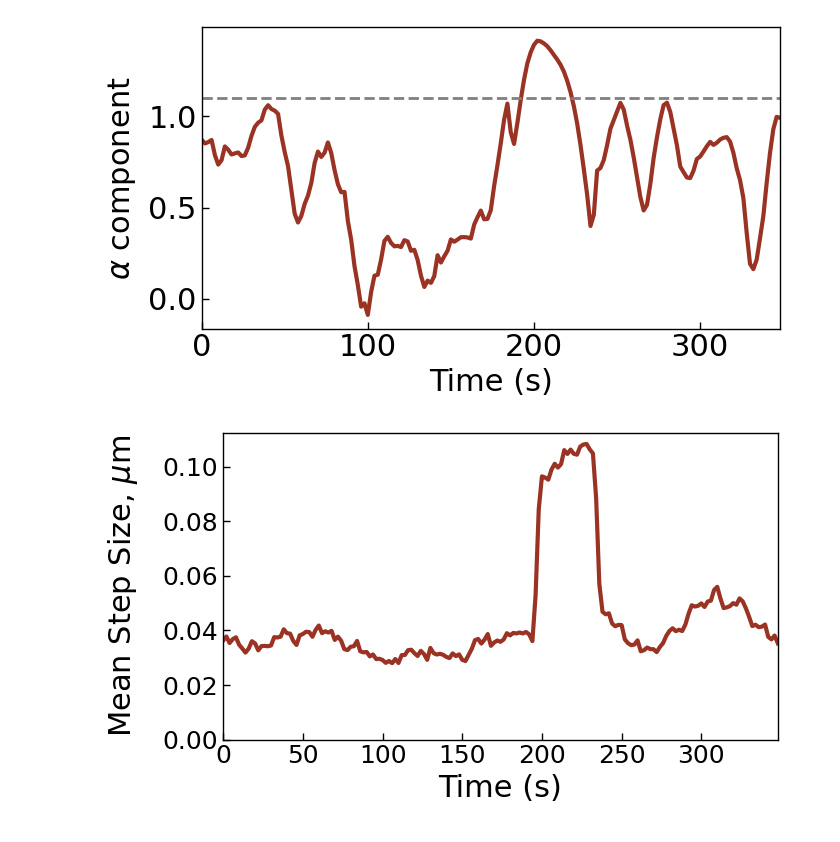
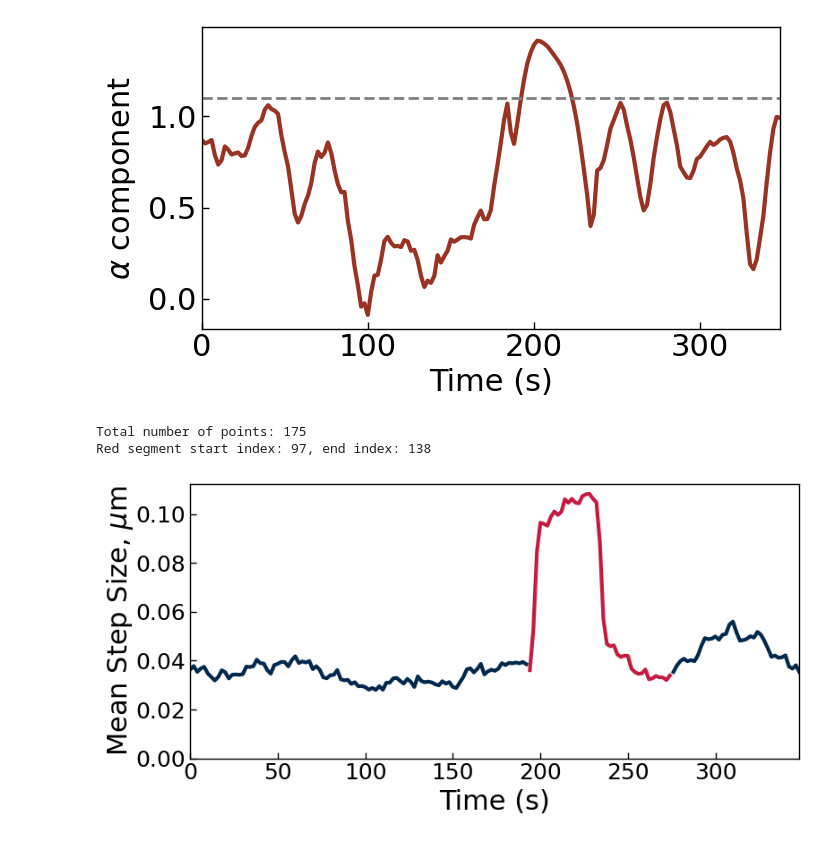
Before and after one commit to walterlab-um/Hyperosmotic_Confinement-Jump, a Jupyter notebook: plots/alpha_diffusion_coefficient_with_t.ipynb, the cells around one changed output. Drawn from its saved outputs; the diff is of its cells as text; code cells hidden in the pictures.

```diff
--- a/plots/alpha_diffusion_coefficient_with_t.ipynb
+++ b/plots/alpha_diffusion_coefficient_with_t.ipynb
@@ -253,17 +253,38 @@ plt.show()
 [figure]
 # %%
 # Plot step size (mean step sizes)
-plt.figure(figsize=(7, 4))
-plt.plot(arr_t_start, arr_step_size, lw=3, c="#9a3324")
-# plt.axhline(0.117, ls="--", c="gray", lw=2)
+plt.figure(figsize=(8, 4))
+
+# Define the range for the red segment
+red_start_index = 97
+red_end_index = 138
+
+# Debugging information
+print(f"Total number of points: {len(arr_t_start)}")
+print(f"Red segment start index: {red_start_index}, end index: {red_end_index}")
+
+# Plot segments outside the red range in blue
+if red_start_index > 0:
+    plt.plot(arr_t_start[:red_start_index], arr_step_size[:red_start_index], lw=3, c="#00274c")
+if red_end_index < len(arr_t_start):
+    plt.plot(arr_t_start[red_end_index:], arr_step_size[red_end_index:], lw=3, c="#00274c")
+
+# Plot the segment within the red range in red
+if red_start_index < len(arr_t_start) and red_end_index <= len(arr_t_start):
+    plt.plot(arr_t_start[red_start_index:red_end_index], arr_step_size[red_start_index:red_end_index], lw=3, c="#c61a3e")
+
+# Customize plot
 plt.xlabel("Time (s)", fontsize=22)
 plt.ylabel(r"Mean Step Size, $\mu$m", fontsize=22)
 plt.ylim(0, None)
-plt.gca().yaxis.set_label_coords(-0.15, 0.5)
+plt.gca().yaxis.set_label_coords(-0.09, 0.5)
 plt.gca().spines[:].set_linewidth(1)
 plt.gca().tick_params(axis="both", which="major", labelsize=fontsize, direction="in", bottom=True, left=True, length=5, width=1)
 plt.xlim(arr_t_start[0], arr_t_start[-1])
 plt.tight_layout()
+plt.savefig("change_step_size_rep_track.png", format="png", bbox_inches="tight", dpi=600)
 plt.show()
 # %% [output]
+Total number of points: 175
+Red segment start index: 97, end index: 138
-[figure, old version]
+[figure, new version]
```
Also changed, not shown: parts of 19 cells of this notebook.
